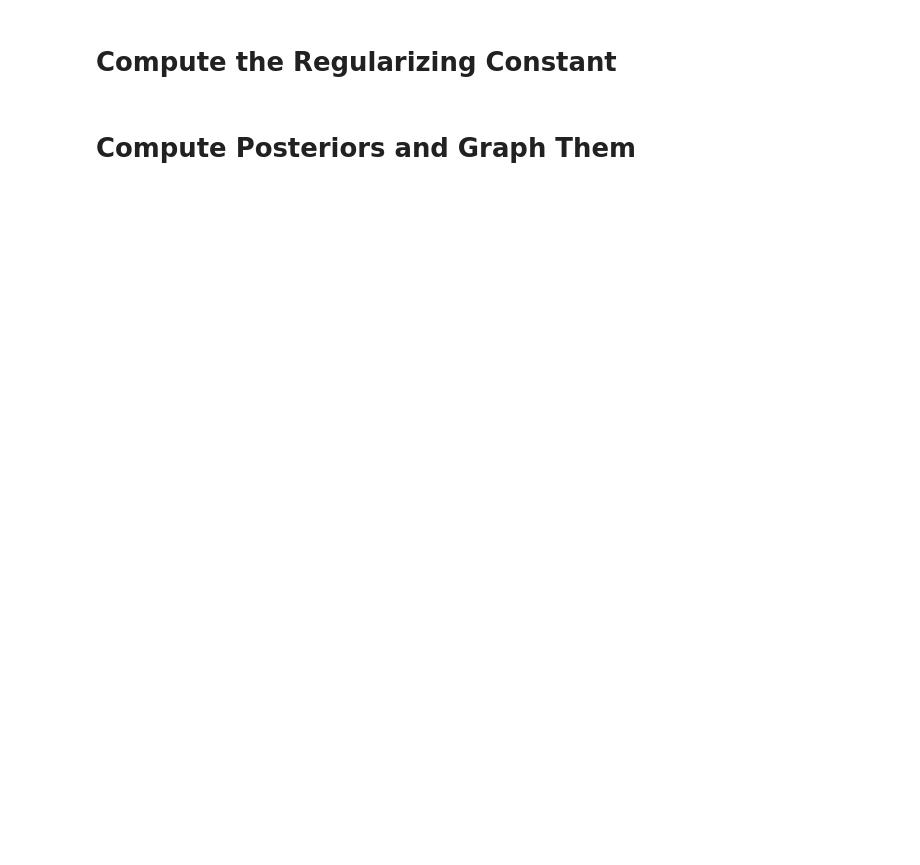
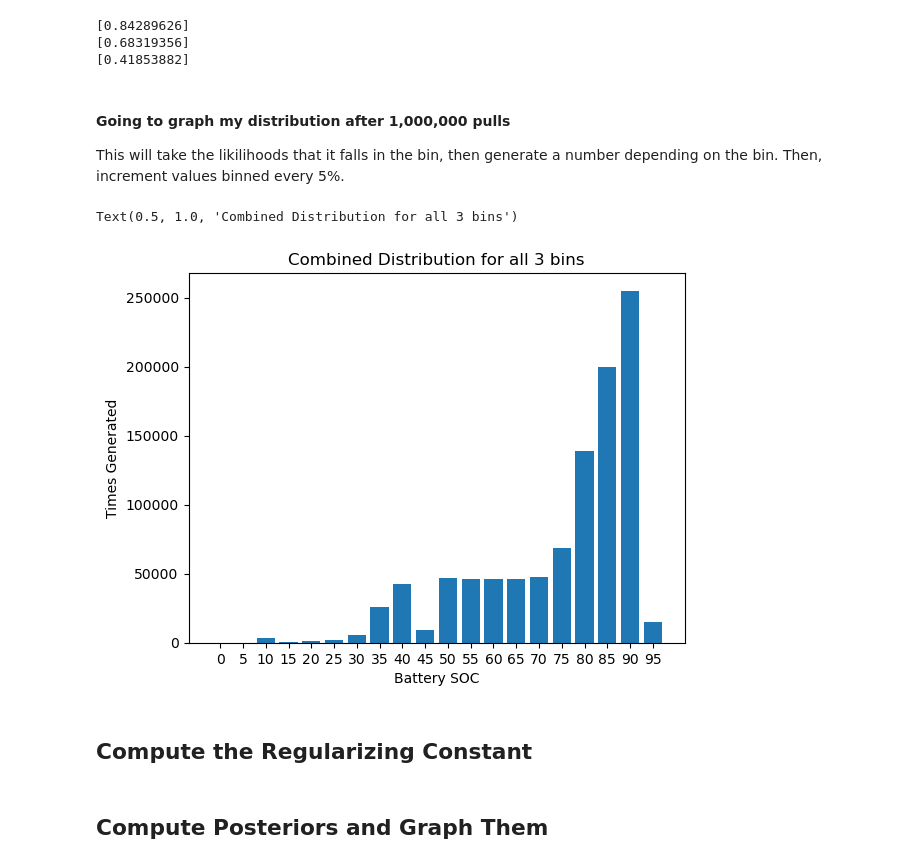
Before and after one commit to DIRECTLab/Predictive-EMS, a Jupyter notebook: bayesian_updater_soc.ipynb, the cells around one changed output. Cells and saved outputs as stored; diff of their text form; code cells hidden in the pictures; blank space fills up the shorter version.

```diff
--- a/bayesian_updater_soc.ipynb
+++ b/bayesian_updater_soc.ipynb
@@ -81,0 +140,3 @@ df1.to_csv("charge_information.csv")
+# %%
+barely_charged_distribution = determine_distribution(barely_charged)
+print(barely_charged_distribution)
@@ -82,4 +166,60 @@ df1.to_csv("charge_information.csv")
+# %%
+# {'powerlaw': {'a': 1.7499123157860441, 'loc': 0.739214691236262, 'scale': 0.20836425616587315}}
+def generate_random_variable_power_law(data):
+    r = scipy.stats.powerlaw.rvs(a=data['a'], loc=data['loc'], scale=data['scale'], size=1)
+    return r
+
+# {'uniform': {'loc': 0.5040736842105263, 'scale': 0.24376842105263152}}
+def generate_random_variable_uniform(data):
+    r = scipy.stats.uniform.rvs(loc=data['loc'], scale=data['scale'], size=1)
+    return r
+
+# {'cauchy': {'loc': 0.4046345646053891, 'scale': 0.025979654757393673}}
+def generate_random_variable_cauchy(data):
+    r = scipy.stats.cauchy.rvs(loc=data['loc'], scale=data['scale'], size=1)
+    r = np.clip(r, 0.1, 0.5)
+
+    return r
+# %%
+print(generate_random_variable_power_law(mostly_charged_distribution['powerlaw']))
+print(generate_random_variable_uniform(partially_charged_distribution['uniform']))
+print(generate_random_variable_cauchy(barely_charged_distribution['cauchy']))
+# %% [output]
+[0.84289626]
+[0.68319356]
+[0.41853882]
+# %% [markdown]
+#### Going to graph my distribution after 1,000,000 pulls
+This will take the likilihoods that it falls in the bin, then generate a number depending on the bin. Then, increment values binned every 5%.
+# %%
+draws = 1_000_000
+values = np.zeros(20)
+labels = [5 * i for i in range(20)]
+for i in range(draws):
+    random_number = np.random.uniform(0, 1)
+
+    if random_number < likelihood_barely_charged:
+        val = int(round(generate_random_variable_cauchy(barely_charged_distribution['cauchy'])[0], 2) * 100)
+        index = val // 5
+        values[index] += 1
+    elif random_number < likelihood_barely_charged + likelihood_partially_charged:
+        val = int(round(generate_random_variable_uniform(partially_charged_distribution['uniform'])[0], 2) * 100)
+        index = val // 5
+        values[index] += 1
+    else:
+        val = int(round(generate_random_variable_power_law(mostly_charged_distribution['powerlaw'])[0], 2) * 100)
+        index = val // 5
+        values[index] += 1
+# %%
+plt.bar(np.arange(values.size), values)
+plt.xticks(ticks=np.arange(len(values)), labels=labels)
+plt.xlabel("Battery SOC")
+plt.ylabel("Times Generated")
+plt.title("Combined Distribution for all 3 bins")
+# %% [output]
+Text(0.5, 1.0, 'Combined Distribution for all 3 bins')
+[figure, added]
 # %% [markdown]
-# Compute the Regularizing Constant
+## Compute the Regularizing Constant
 # %% [markdown]
-# Compute Posteriors and Graph Them
+## Compute Posteriors and Graph Them
```
Also changed, not shown: parts of 21 cells of this notebook, 6 other files.
